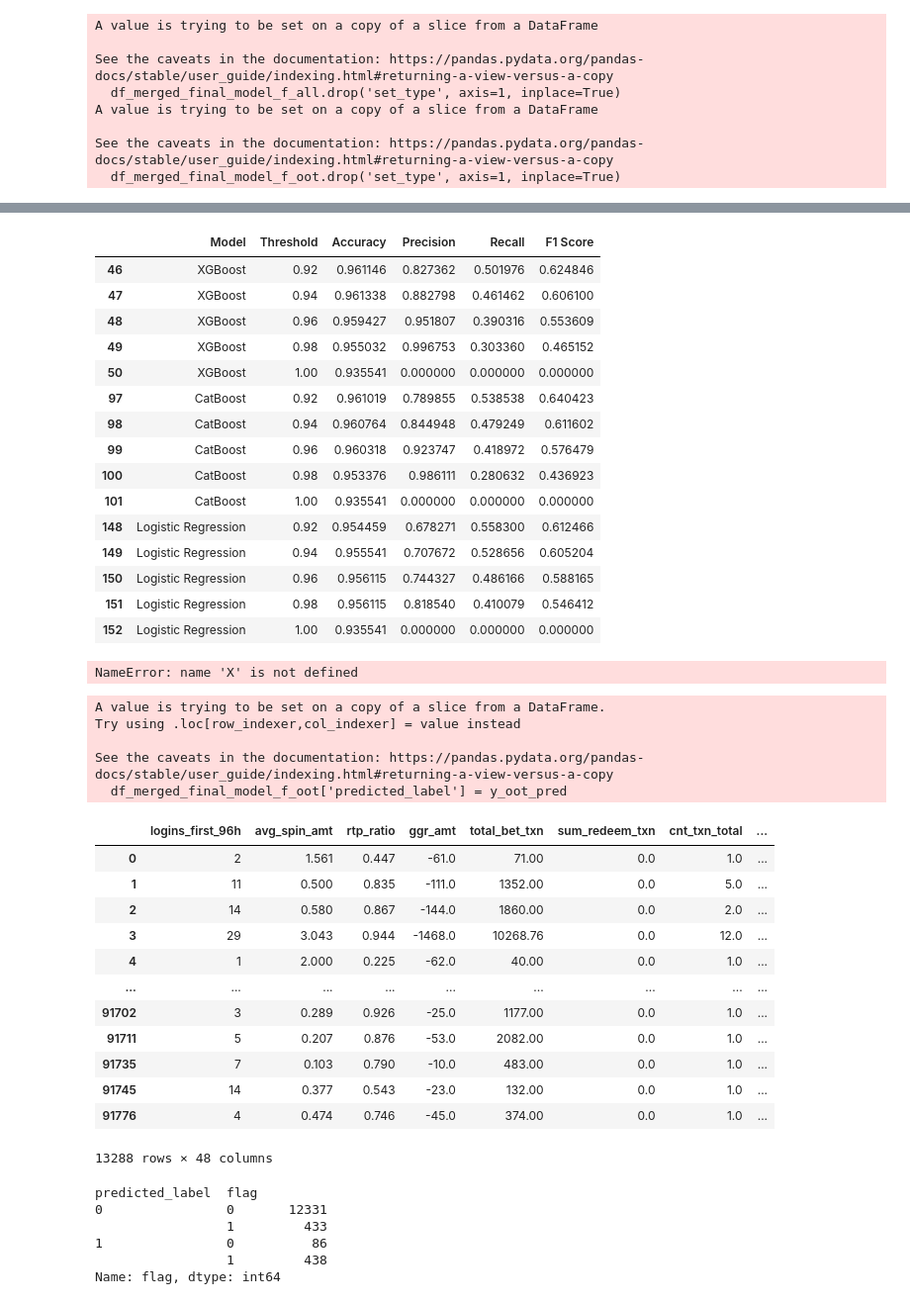
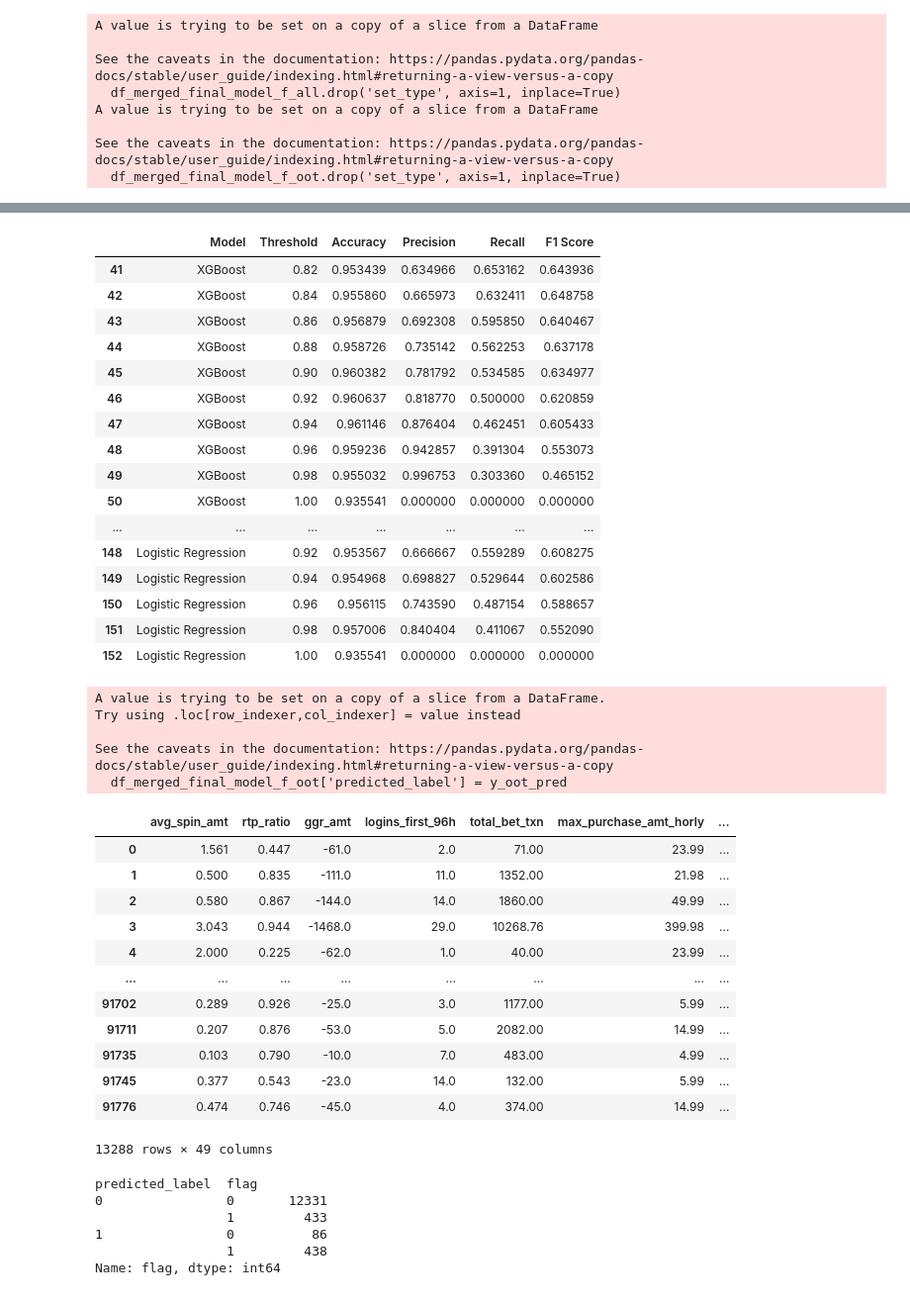
Before and after one commit to sunflower-games/data-models, a Jupyter notebook: potential_VIP/V1/research/1_pre_processing_research.ipynb, the cells around one changed output, grey strips where cells are left out. Shown: that part at 99% size. Saved outputs shown, nothing was run; the diff lists cells and outputs as text; code cells hidden in the pictures.

```diff
--- a/potential_VIP/V1/research/1_pre_processing_research.ipynb
+++ b/potential_VIP/V1/research/1_pre_processing_research.ipynb
@@ -283,7 +283,7 @@ new_features
  'first_purchase_amt',
  'days_of_activity']
 # %%
-columns_to_convert = ['total_bet_txn', 'sum_redeem_txn', 'cnt_txn_total', 'sum_logins', 'sum_spin_sc',
+columns_to_convert = ['total_bet_txn', 'sum_redeem_txn', 'cnt_txn_total', 'logins_first_96h', 'sum_spin_sc',
                       'sum_spin_cc','days_of_activity','first_purchase_amt']
 df_merged_final_model_mg[columns_to_convert] = df_merged_final_model_mg[columns_to_convert].astype('float64')
 # %%
@@ -456,28 +436,25 @@ Metrics at different thresholds:
 
 [153 rows x 6 columns]
 # %%
-results_df[results_df['Threshold'] > 0.9]
+results_df[results_df['Threshold'] > 0.8]
 # %% [output]
 |  | Model | Threshold | Accuracy | Precision | Recall | F1 Score |
-| 46 | XGBoost | 0.92 | 0.961146 | 0.827362 | 0.501976 | 0.624846 |
-| 47 | XGBoost | 0.94 | 0.961338 | 0.882798 | 0.461462 | 0.606100 |
-| 48 | XGBoost | 0.96 | 0.959427 | 0.951807 | 0.390316 | 0.553609 |
+| 41 | XGBoost | 0.82 | 0.953439 | 0.634966 | 0.653162 | 0.643936 |
+| 42 | XGBoost | 0.84 | 0.955860 | 0.665973 | 0.632411 | 0.648758 |
+| 43 | XGBoost | 0.86 | 0.956879 | 0.692308 | 0.595850 | 0.640467 |
+| 44 | XGBoost | 0.88 | 0.958726 | 0.735142 | 0.562253 | 0.637178 |
+| 45 | XGBoost | 0.90 | 0.960382 | 0.781792 | 0.534585 | 0.634977 |
+| 46 | XGBoost | 0.92 | 0.960637 | 0.818770 | 0.500000 | 0.620859 |
+| 47 | XGBoost | 0.94 | 0.961146 | 0.876404 | 0.462451 | 0.605433 |
+| 48 | XGBoost | 0.96 | 0.959236 | 0.942857 | 0.391304 | 0.553073 |
 | 49 | XGBoost | 0.98 | 0.955032 | 0.996753 | 0.303360 | 0.465152 |
 | 50 | XGBoost | 1.00 | 0.935541 | 0.000000 | 0.000000 | 0.000000 |
-| 97 | CatBoost | 0.92 | 0.961019 | 0.789855 | 0.538538 | 0.640423 |
-| 98 | CatBoost | 0.94 | 0.960764 | 0.844948 | 0.479249 | 0.611602 |
-| 99 | CatBoost | 0.96 | 0.960318 | 0.923747 | 0.418972 | 0.576479 |
-| 100 | CatBoost | 0.98 | 0.953376 | 0.986111 | 0.280632 | 0.436923 |
-| 101 | CatBoost | 1.00 | 0.935541 | 0.000000 | 0.000000 | 0.000000 |
-| 148 | Logistic Regression | 0.92 | 0.954459 | 0.678271 | 0.558300 | 0.612466 |
-| 149 | Logistic Regression | 0.94 | 0.955541 | 0.707672 | 0.528656 | 0.605204 |
-| 150 | Logistic Regression | 0.96 | 0.956115 | 0.744327 | 0.486166 | 0.588165 |
-| 151 | Logistic Regression | 0.98 | 0.956115 | 0.818540 | 0.410079 | 0.546412 |
+| ... | ... | ... | ... | ... | ... | ... |
+| 148 | Logistic Regression | 0.92 | 0.953567 | 0.666667 | 0.559289 | 0.608275 |
+| 149 | Logistic Regression | 0.94 | 0.954968 | 0.698827 | 0.529644 | 0.602586 |
+| 150 | Logistic Regression | 0.96 | 0.956115 | 0.743590 | 0.487154 | 0.588657 |
+| 151 | Logistic Regression | 0.98 | 0.957006 | 0.840404 | 0.411067 | 0.552090 |
 | 152 | Logistic Regression | 1.00 | 0.935541 | 0.000000 | 0.000000 | 0.000000 |
-# %%
-X.columns.to_list
-# %% [output]
-NameError: name 'X' is not defined
 # %%
 with open('xgb_model_v1.pkl', 'wb') as file:
     pickle.dump(xgb_model, file)
@@ -489,7 +466,7 @@ X_oot = df_merged_final_model_f_oot.drop(columns=['flag'])
 y_oot_proba = xgb_model.predict_proba(X_oot)[:, 1]  # Get probabilities for the positive class
 
 # Apply the threshold to convert probabilities to binary outcomes
-threshold = 0.92
+threshold = 0.9
 y_oot_pred = (y_oot_proba >= threshold).astype(int)
 
 # Optionally, you can add these predictions back to the DataFrame to keep track of them
@@ -503,19 +480,19 @@ Try using .loc[row_indexer,col_indexer] = value instead
 
 See the caveats in the documentation: https://pandas.pydata.org/pandas-docs/stable/user_guide/indexing.html#returning-a-view-versus-a-copy
   df_merged_final_model_f_oot['predicted_label'] = y_oot_pred
-|  | logins_first_96h | avg_spin_amt | rtp_ratio | ggr_amt | total_bet_txn | sum_redeem_txn | cnt_txn_total | ... |
-| 0 | 2 | 1.561 | 0.447 | -61.0 | 71.00 | 0.0 | 1.0 | ... |
-| 1 | 11 | 0.500 | 0.835 | -111.0 | 1352.00 | 0.0 | 5.0 | ... |
-| 2 | 14 | 0.580 | 0.867 | -144.0 | 1860.00 | 0.0 | 2.0 | ... |
-| 3 | 29 | 3.043 | 0.944 | -1468.0 | 10268.76 | 0.0 | 12.0 | ... |
-| 4 | 1 | 2.000 | 0.225 | -62.0 | 40.00 | 0.0 | 1.0 | ... |
-| ... | ... | ... | ... | ... | ... | ... | ... | ... |
-| 91702 | 3 | 0.289 | 0.926 | -25.0 | 1177.00 | 0.0 | 1.0 | ... |
-| 91711 | 5 | 0.207 | 0.876 | -53.0 | 2082.00 | 0.0 | 1.0 | ... |
-| 91735 | 7 | 0.103 | 0.790 | -10.0 | 483.00 | 0.0 | 1.0 | ... |
-| 91745 | 14 | 0.377 | 0.543 | -23.0 | 132.00 | 0.0 | 1.0 | ... |
-| 91776 | 4 | 0.474 | 0.746 | -45.0 | 374.00 | 0.0 | 1.0 | ... |
+|  | avg_spin_amt | rtp_ratio | ggr_amt | logins_first_96h | total_bet_txn | max_purchase_amt_horly | ... |
+| 0 | 1.561 | 0.447 | -61.0 | 2.0 | 71.00 | 23.99 | ... |
+| 1 | 0.500 | 0.835 | -111.0 | 11.0 | 1352.00 | 21.98 | ... |
+| 2 | 0.580 | 0.867 | -144.0 | 14.0 | 1860.00 | 49.99 | ... |
+| 3 | 3.043 | 0.944 | -1468.0 | 29.0 | 10268.76 | 399.98 | ... |
+| 4 | 2.000 | 0.225 | -62.0 | 1.0 | 40.00 | 23.99 | ... |
+| ... | ... | ... | ... | ... | ... | ... | ... |
+| 91702 | 0.289 | 0.926 | -25.0 | 3.0 | 1177.00 | 5.99 | ... |
+| 91711 | 0.207 | 0.876 | -53.0 | 5.0 | 2082.00 | 14.99 | ... |
+| 91735 | 0.103 | 0.790 | -10.0 | 7.0 | 483.00 | 4.99 | ... |
+| 91745 | 0.377 | 0.543 | -23.0 | 14.0 | 132.00 | 5.99 | ... |
+| 91776 | 0.474 | 0.746 | -45.0 | 4.0 | 374.00 | 14.99 | ... |
-13288 rows × 48 columns
+13288 rows × 49 columns
 # %%
 df_merged_final_model_f_oot.groupby(['predicted_label','flag'])['flag'].count()
 # %% [output]
```
Also changed, not shown: parts of 9 cells of this notebook, 10 other files.
